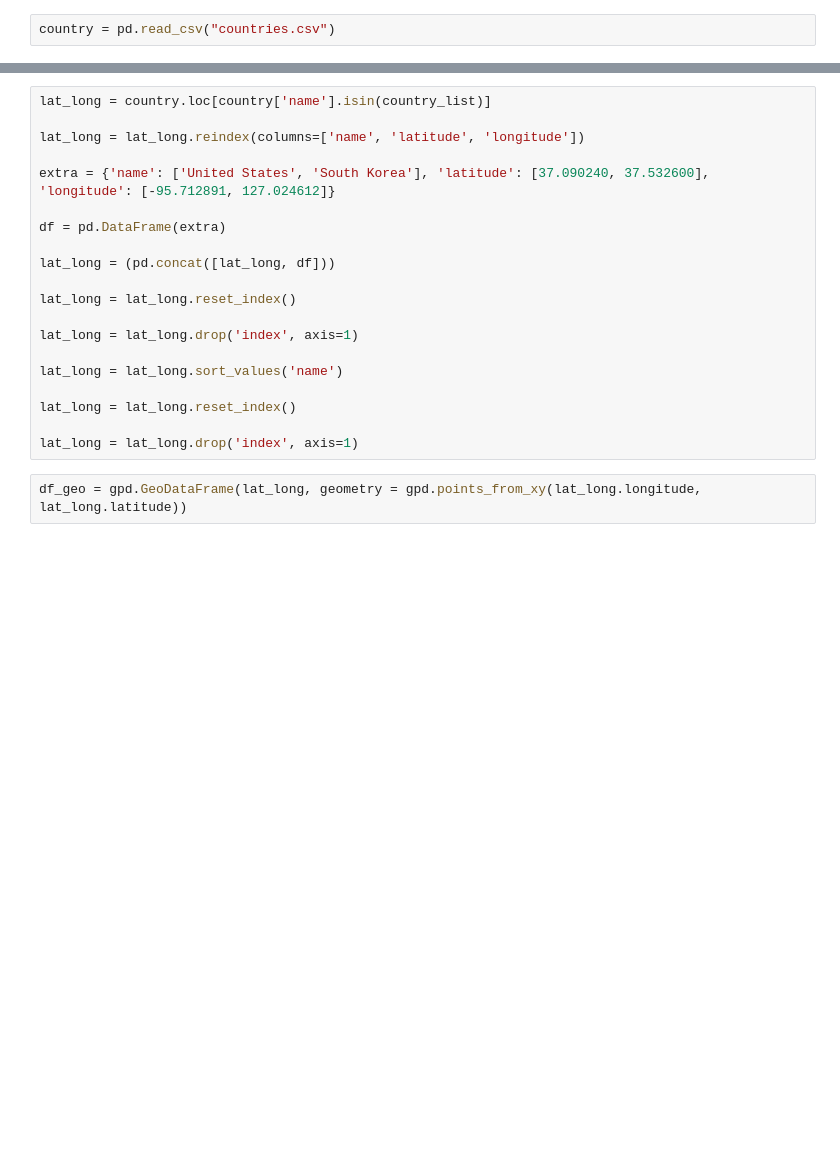
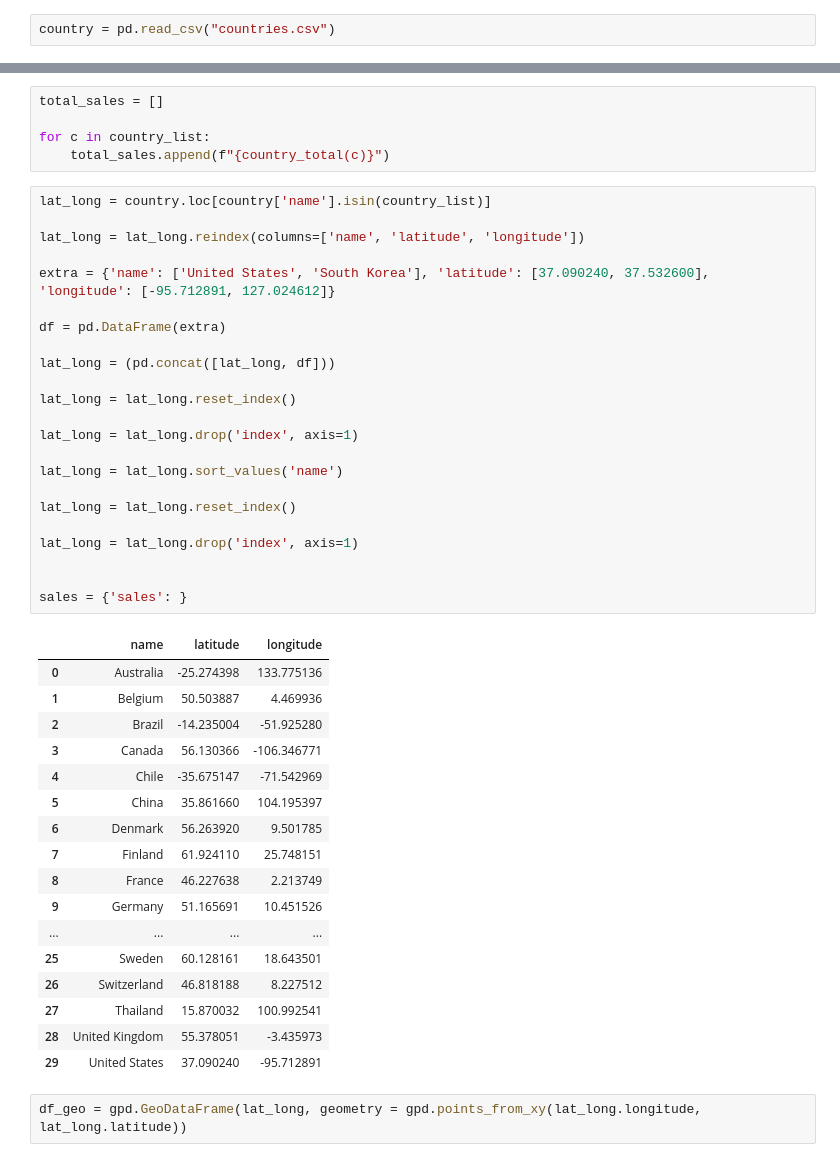
Before and after one commit to aaroln/ev, a Jupyter notebook: Data Project.ipynb, the cells around one changed output, grey strips where cells are left out. Cells and saved outputs as stored; diff of their text form; blank space fills up the shorter version.

```diff
--- a/Data Project.ipynb
+++ b/Data Project.ipynb
@@ -66,23 +53,49 @@ country_list
+# %%
+total_sales = []
+
+for c in country_list:
+    total_sales.append(f"{country_total(c)}")
 # %%
 lat_long = country.loc[country['name'].isin(country_list)]
 
 lat_long = lat_long.reindex(columns=['name', 'latitude', 'longitude'])
 
 extra = {'name': ['United States', 'South Korea'], 'latitude': [37.090240, 37.532600], 'longitude': [-95.712891, 127.024612]}
 
 df = pd.DataFrame(extra)
 
 lat_long = (pd.concat([lat_long, df]))
 
 lat_long = lat_long.reset_index()
 
 lat_long = lat_long.drop('index', axis=1)
 
 lat_long = lat_long.sort_values('name')
 
 lat_long = lat_long.reset_index()
 
 lat_long = lat_long.drop('index', axis=1)
+
+
+sales = {'sales': }
+# %% [output]
+|  | name | latitude | longitude |
+| 0 | Australia | -25.274398 | 133.775136 |
+| 1 | Belgium | 50.503887 | 4.469936 |
+| 2 | Brazil | -14.235004 | -51.925280 |
+| 3 | Canada | 56.130366 | -106.346771 |
+| 4 | Chile | -35.675147 | -71.542969 |
+| 5 | China | 35.861660 | 104.195397 |
+| 6 | Denmark | 56.263920 | 9.501785 |
+| 7 | Finland | 61.924110 | 25.748151 |
+| 8 | France | 46.227638 | 2.213749 |
+| 9 | Germany | 51.165691 | 10.451526 |
+| ... | ... | ... | ... |
+| 25 | Sweden | 60.128161 | 18.643501 |
+| 26 | Switzerland | 46.818188 | 8.227512 |
+| 27 | Thailand | 15.870032 | 100.992541 |
+| 28 | United Kingdom | 55.378051 | -3.435973 |
+| 29 | United States | 37.090240 | -95.712891 |
 # %%
 df_geo = gpd.GeoDataFrame(lat_long, geometry = gpd.points_from_xy(lat_long.longitude, lat_long.latitude))
 # %%
```
Also changed, not shown: parts of 4 cells of this notebook.
